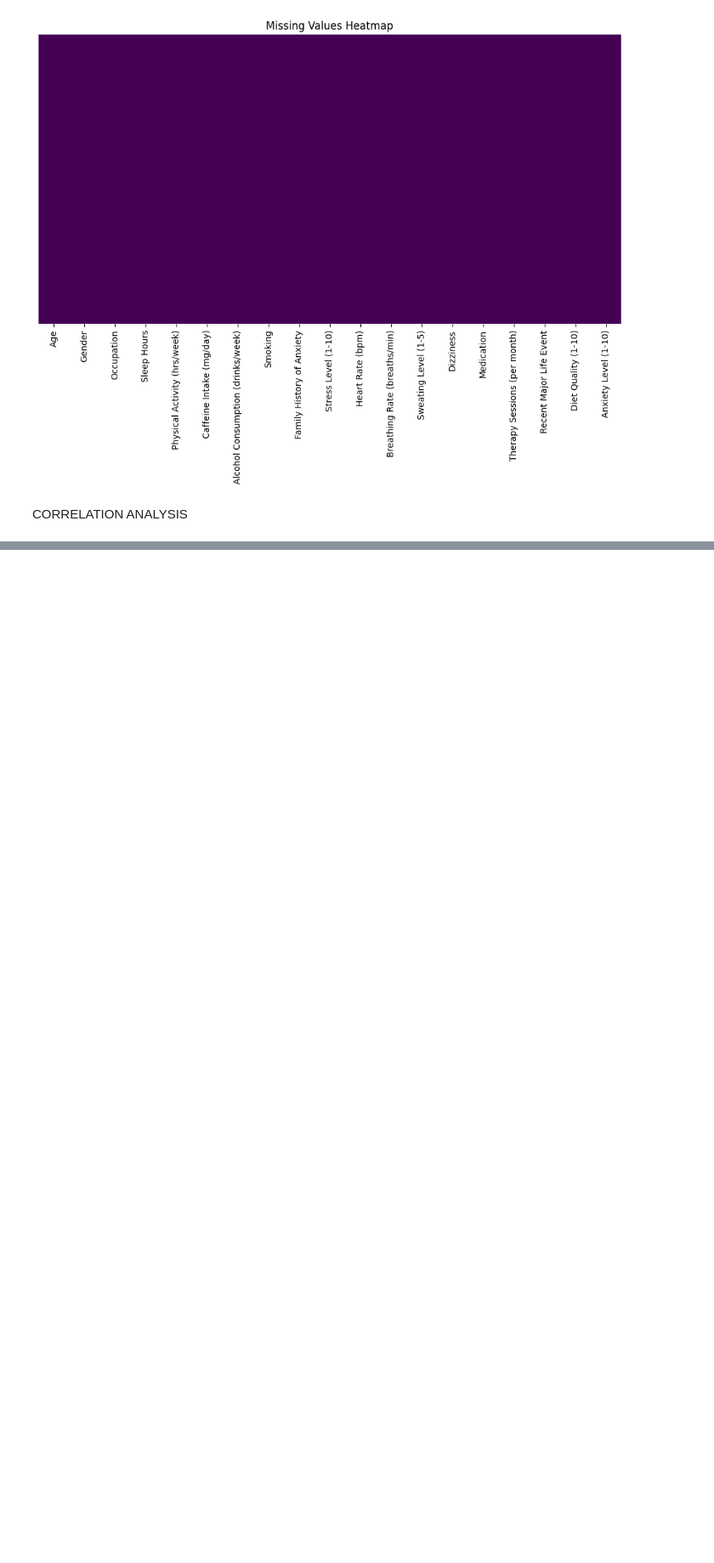
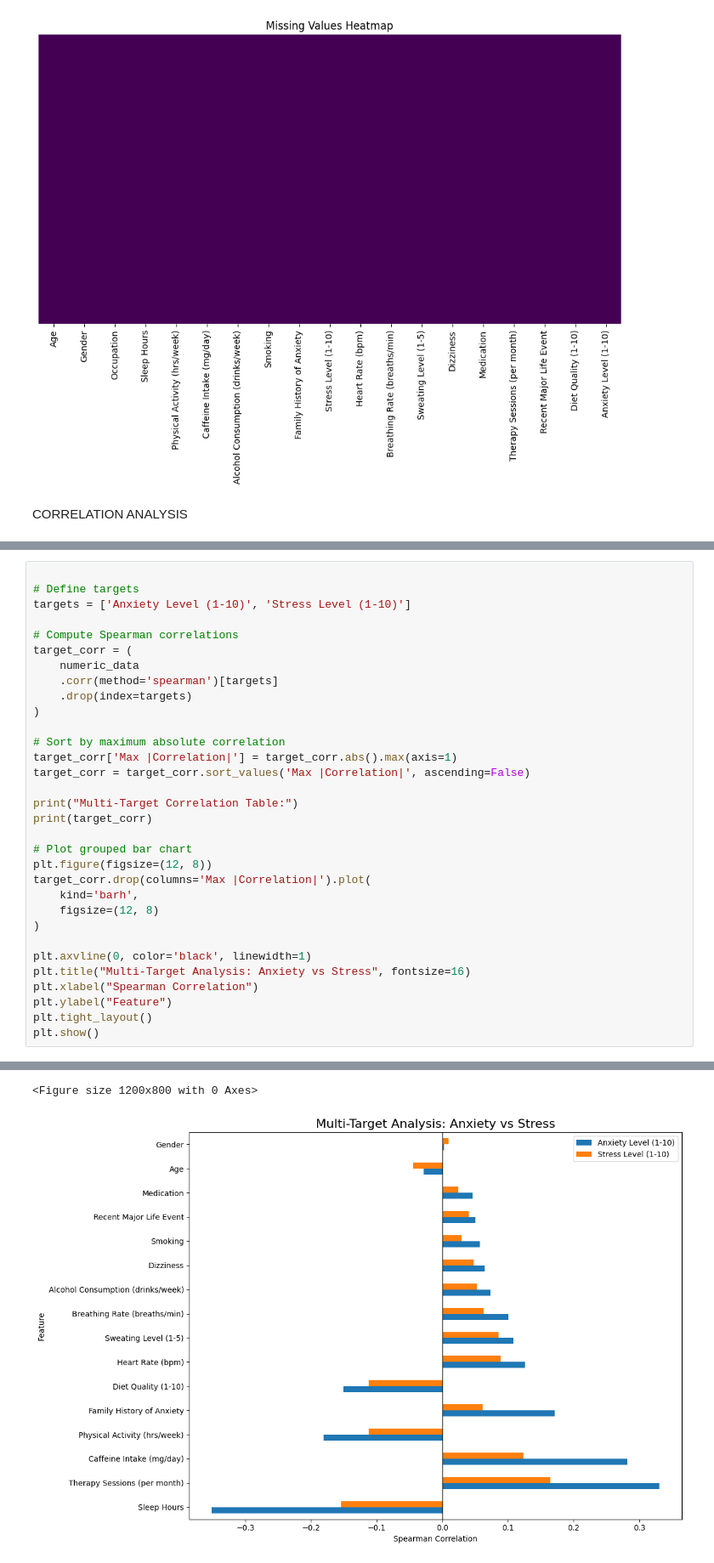
Before and after one commit to GEORGEMUTALE/DECLINE, a Jupyter notebook: anxiety.ipynb, the cells around one changed output, grey strips where cells are left out. Shown at 85% size. Cells and saved outputs as stored; diff of their text form; blank space fills up the shorter version.

```diff
--- a/anxiety.ipynb
+++ b/anxiety.ipynb
@@ -242,0 +244,33 @@ Highly correlated columns:
+# %%
+
+# Define targets
+targets = ['Anxiety Level (1-10)', 'Stress Level (1-10)']
+
+# Compute Spearman correlations
+target_corr = (
+    numeric_data
+    .corr(method='spearman')[targets]
+    .drop(index=targets)
+)
+
+# Sort by maximum absolute correlation
+target_corr['Max |Correlation|'] = target_corr.abs().max(axis=1)
+target_corr = target_corr.sort_values('Max |Correlation|', ascending=False)
+
+print("Multi-Target Correlation Table:")
+print(target_corr)
+
+# Plot grouped bar chart
+plt.figure(figsize=(12, 8))
+target_corr.drop(columns='Max |Correlation|').plot(
+    kind='barh',
+    figsize=(12, 8)
+)
+
+plt.axvline(0, color='black', linewidth=1)
+plt.title("Multi-Target Analysis: Anxiety vs Stress", fontsize=16)
+plt.xlabel("Spearman Correlation")
+plt.ylabel("Feature")
+plt.tight_layout()
+plt.show()
+# %% [output]
@@ -242,0 +294,2 @@ Highly correlated columns:
+<Figure size 1200x800 with 0 Axes>
+[figure, added]
```
Also changed, not shown: parts of 8 cells of this notebook.
